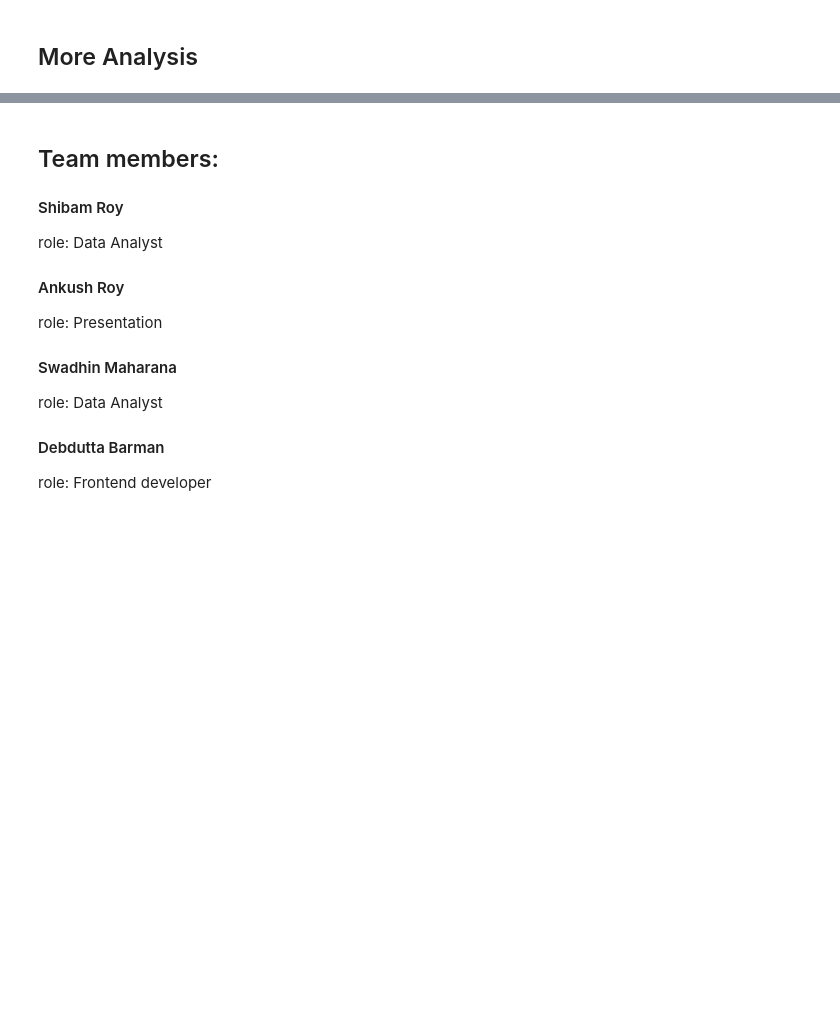
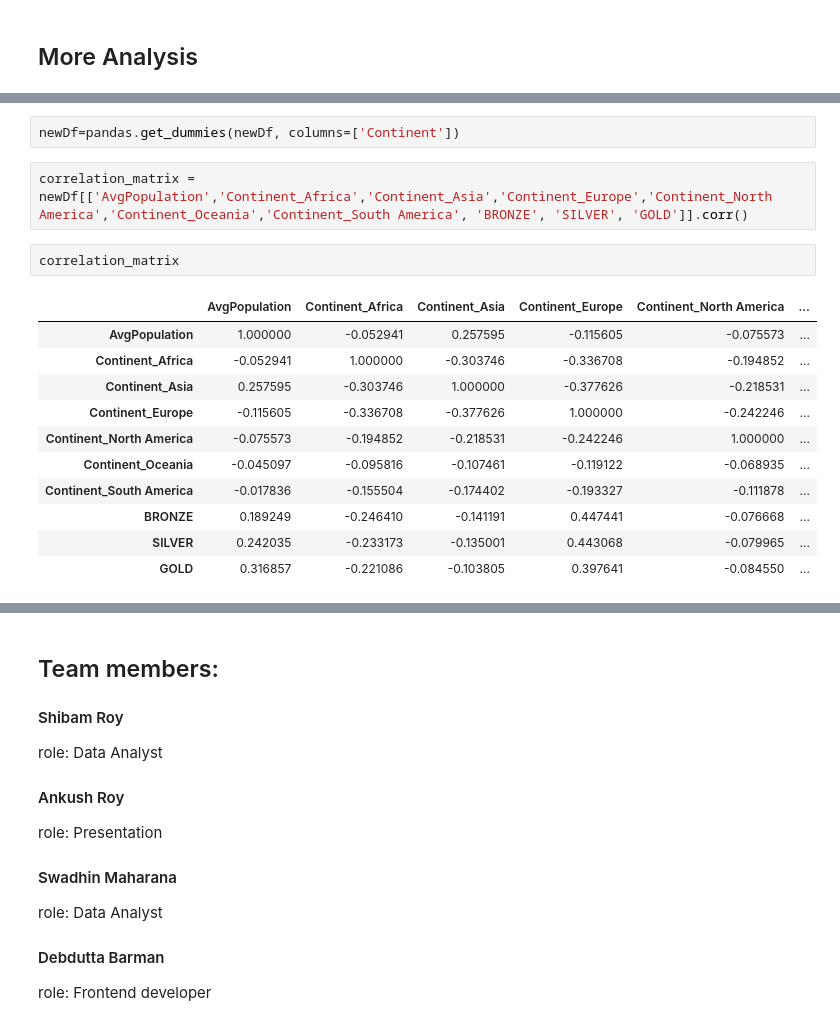
Before and after one commit to ShibamRoy9826/GeeksForGeeks-Hackathon-DataAnalysis-OlympicsData, a Jupyter notebook: GeeksForGeeks-Hackathon-Data-Analysis.ipynb, the cells around one changed output, grey strips where cells are left out. Cells and saved outputs as stored; diff of their text form; blank space fills up the shorter version.

```diff
--- a/GeeksForGeeks-Hackathon-Data-Analysis.ipynb
+++ b/GeeksForGeeks-Hackathon-Data-Analysis.ipynb
@@ -532,0 +714,18 @@ df.age.isnull().sum()
+# %%
+newDf=pandas.get_dummies(newDf, columns=['Continent'])
+# %%
+correlation_matrix = newDf[['AvgPopulation','Continent_Africa','Continent_Asia','Continent_Europe','Continent_North America','Continent_Oceania','Continent_South America', 'BRONZE', 'SILVER', 'GOLD']].corr()
+# %%
+correlation_matrix
+# %% [output]
+|  | AvgPopulation | Continent_Africa | Continent_Asia | Continent_Europe | Continent_North America | ... |
+| AvgPopulation | 1.000000 | -0.052941 | 0.257595 | -0.115605 | -0.075573 | ... |
+| Continent_Africa | -0.052941 | 1.000000 | -0.303746 | -0.336708 | -0.194852 | ... |
+| Continent_Asia | 0.257595 | -0.303746 | 1.000000 | -0.377626 | -0.218531 | ... |
+| Continent_Europe | -0.115605 | -0.336708 | -0.377626 | 1.000000 | -0.242246 | ... |
+| Continent_North America | -0.075573 | -0.194852 | -0.218531 | -0.242246 | 1.000000 | ... |
+| Continent_Oceania | -0.045097 | -0.095816 | -0.107461 | -0.119122 | -0.068935 | ... |
+| Continent_South America | -0.017836 | -0.155504 | -0.174402 | -0.193327 | -0.111878 | ... |
+| BRONZE | 0.189249 | -0.246410 | -0.141191 | 0.447441 | -0.076668 | ... |
+| SILVER | 0.242035 | -0.233173 | -0.135001 | 0.443068 | -0.079965 | ... |
+| GOLD | 0.316857 | -0.221086 | -0.103805 | 0.397641 | -0.084550 | ... |
```
Also changed, not shown: parts of 49 cells of this notebook.
